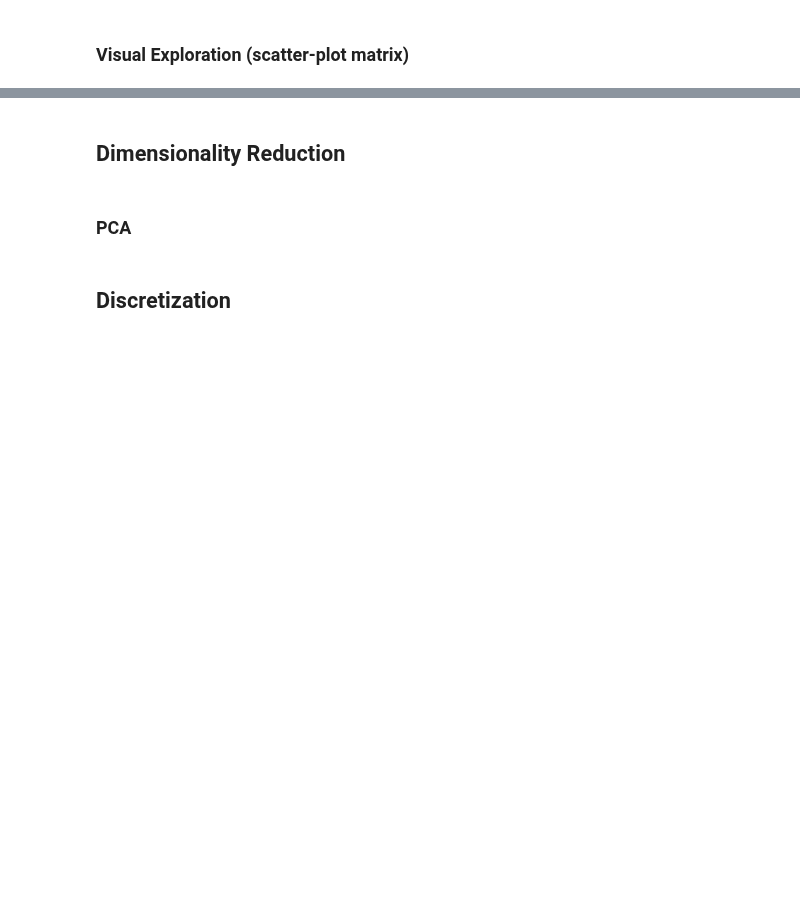
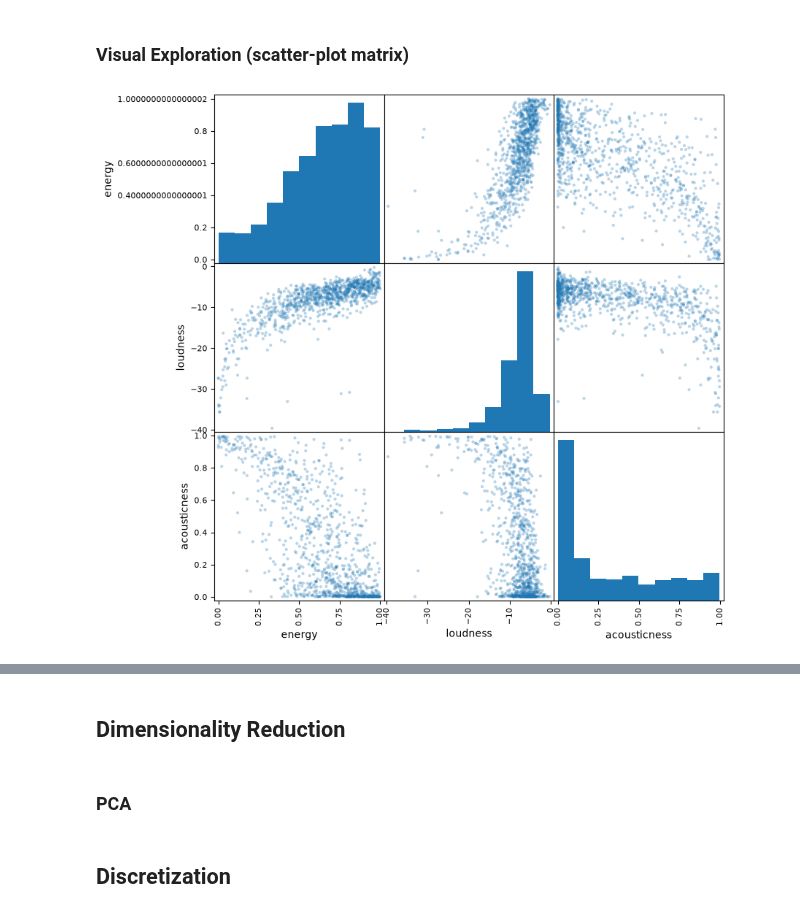
Before and after one commit to alexander-martrain/Song-Data-Mining, a Jupyter notebook: notebooks/project_cluster_cmps451.ipynb, the cells around one changed output, grey strips where cells are left out. Cells and saved outputs as stored; diff of their text form; code cells hidden in the pictures; blank space fills up the shorter version.

```diff
--- a/notebooks/project_cluster_cmps451.ipynb
+++ b/notebooks/project_cluster_cmps451.ipynb
@@ -703,2 +783,21 @@ clean_training_df.loc[
 # %% [markdown]
 ### Visual Exploration (scatter-plot matrix)
+# %%
+from pandas.plotting import scatter_matrix
+import matplotlib.pyplot as plt
+
+# Reproducible sample to keep the plot readable
+sample = clean_training_df[
+    ["energy", "loudness", "acousticness"]
+].sample(n=1000, random_state=42)
+
+scatter_matrix(
+    sample,
+    figsize=(9, 9),
+    alpha=0.3,
+    diagonal="hist"
+)
+
+plt.show()
+# %% [output]
+[figure, added]
```
Also changed, not shown: parts of 12 cells of this notebook, 2 other files.
